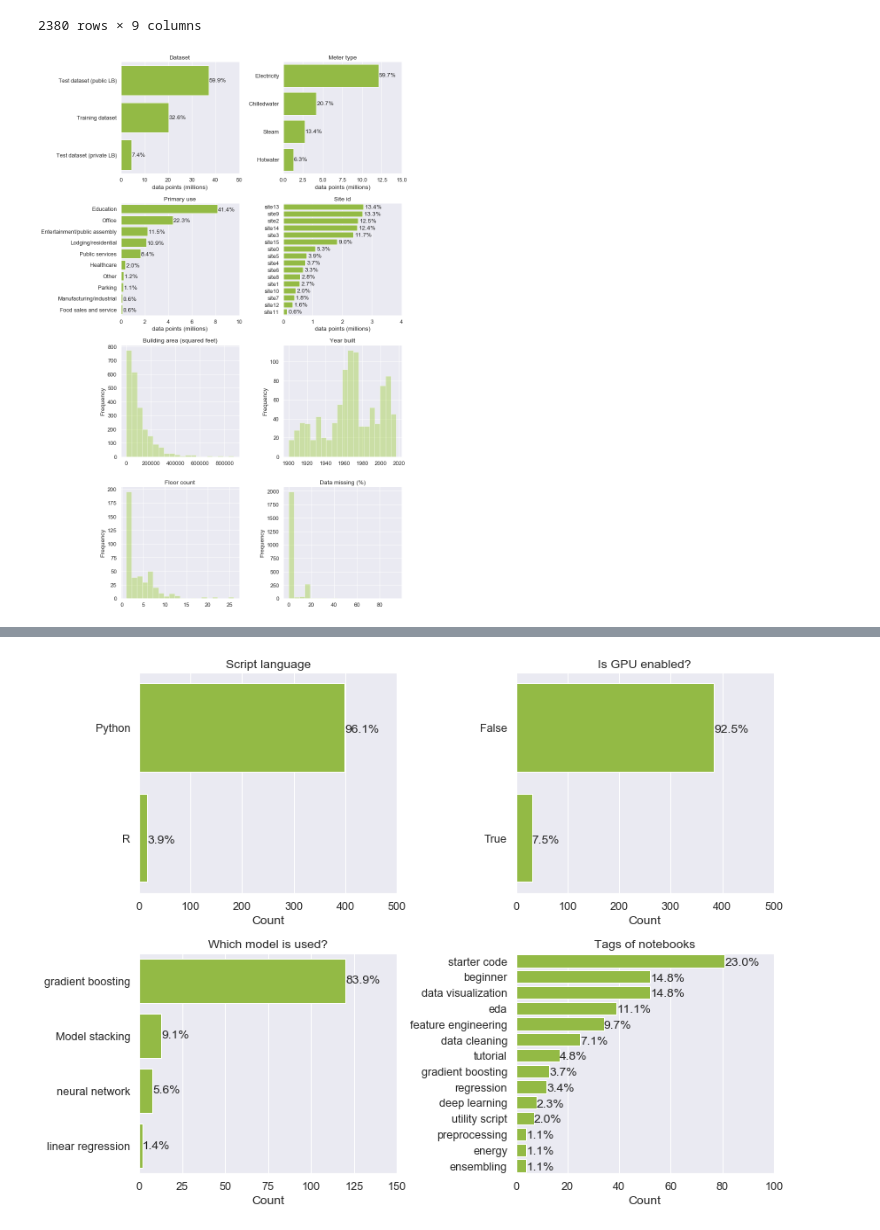
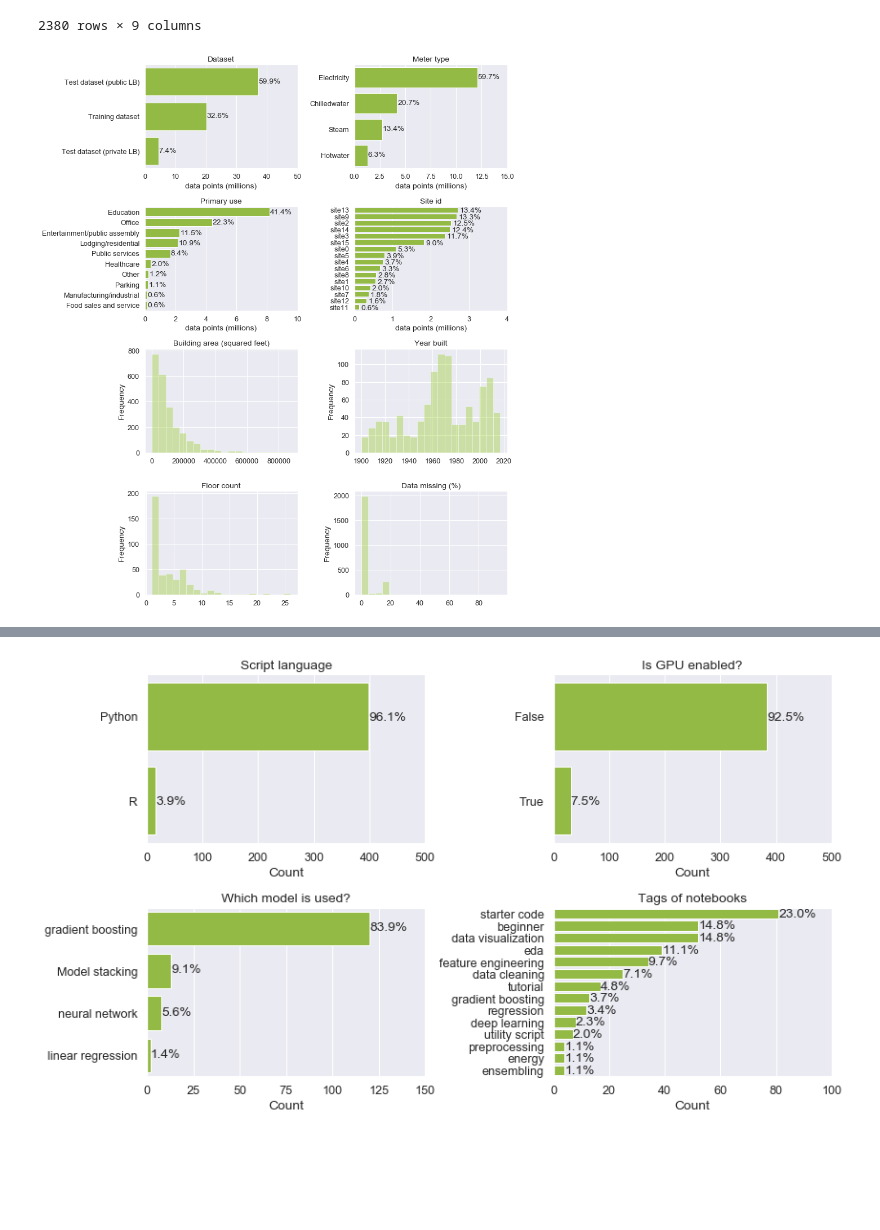
Before and after one commit to buds-lab/ashrae-great-energy-predictor-3-overview-analysis, a Jupyter notebook: KernelNotebook/Combined bar charts.ipynb, the cells around one changed output, grey strips where cells are left out. Drawn from its saved outputs; the diff is of its cells as text; code cells hidden in the pictures; blank space fills up the shorter version.

```diff
--- a/KernelNotebook/Combined bar charts.ipynb
+++ b/KernelNotebook/Combined bar charts.ipynb
@@ -35,7 +35,7 @@ nr_cols = 2
 
 color = "yellowgreen"
 sns.set(font_scale = 1.15)
-fig, axs = plt.subplots(nr_rows, nr_cols, figsize=(nr_cols*6,nr_rows*4.5))
+fig, axs = plt.subplots(nr_rows, nr_cols, figsize=(nr_cols*6,nr_rows*3.5))
 
 # Fig 1: data points of each dataset
 # Temporary dataset
@@ -106,35 +106,35 @@ ax4.set(ylabel="", xlabel="data points (millions)", xlim=(0, 4))
 # Adds percentage
 total = df_temp['data points'].sum().sum()
 for p in ax4.patches:
         percentage = '{:.1f}%'.format(100 * p.get_width()/total)
         x = p.get_x() + p.get_width() + 0.05
-        y = p.get_y() + p.get_height()/1.2
+        y = p.get_y() + p.get_height()/1
         ax4.annotate(percentage, (x, y))
 
 #Fig 5:
 ax5 = sns.distplot(df_dataset['square_feet'], kde=False, bins=20, color= color, ax = axs[2][0])
 ax5.title.set_text("Building area (squared feet)")
 ax5.set(ylabel="Frequency", xlabel="")
 
 #Fig 6:
 ax6 = sns.distplot(df_dataset['year_built'], kde=False, bins=20, color= color, ax = axs[2][1])
 ax6.title.set_text("Year built")
 ax6.set(ylabel="Frequency", xlabel="")
 
 #Fig 7:
 ax7 = sns.distplot(df_dataset['floor_count'], kde=False, bins=20, color= color, ax = axs[3][0])
 ax7.title.set_text("Floor count")
 ax7.set(ylabel="Frequency", xlabel="")
 
 #Fig 8:
 ax8 = sns.distplot((1-df_dataset['data points']/8784)*100, kde=False, bins=20, color= color, ax = axs[3][1])
 ax8.title.set_text("Data missing (%)")
 ax8.set(ylabel="Frequency", xlabel="")
 
 plt.tight_layout()
 fig.savefig("meta_summary.png", dpi=300)
 # %% [output]
-[figure, old version]
+[figure, new version]
 # %%
 df_notebooks_noTagged=pd.read_pickle('ASHRAE-Kaggle_notebooks_meta.pkl')
 df_notebooks=pd.read_excel('ASHRAE-Kaggle_notebooks_meta(Tagged).xlsx', )
@@ -160,7 +160,7 @@ nr_cols = 2
 
 color = "yellowgreen"
 sns.set(font_scale = 1.15)
-fig, axs = plt.subplots(nr_rows, nr_cols, figsize=(nr_cols*6,nr_rows*4.5))
+fig, axs = plt.subplots(nr_rows, nr_cols, figsize=(nr_cols*6,nr_rows*3.5))
 
 #Fig 1: Script language
 colName='languageName'
@@ -252,7 +252,7 @@ for p in ax4.patches:
 plt.tight_layout()
 fig.savefig("notebook_summary.png", dpi=300)
 # %% [output]
-[figure, old version]
+[figure, new version]
 # %%
 nr_rows = 2
 nr_cols = 2
```
Also changed, not shown: parts of 1 cell of this notebook.
